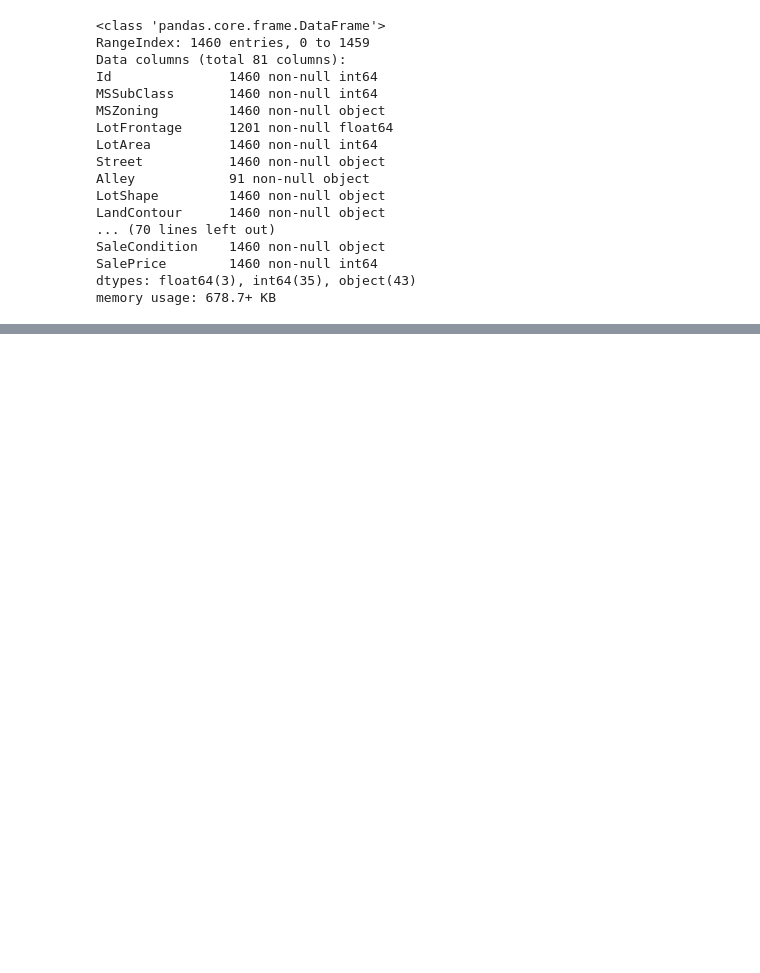
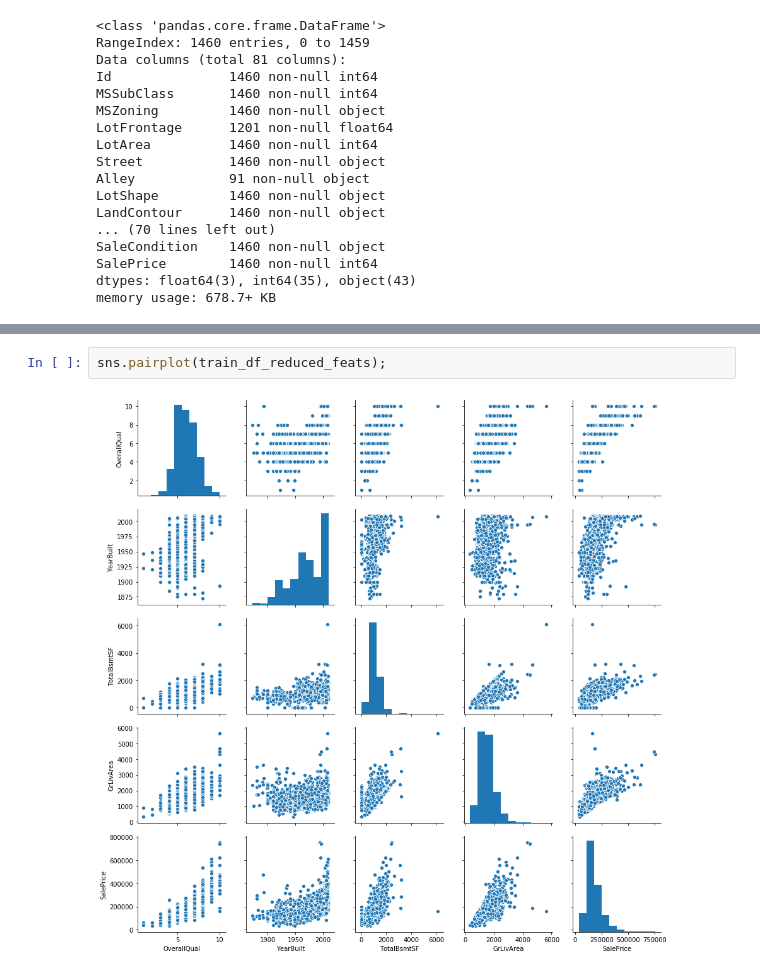
Before and after one commit to W-Tran/advanced-regression-techniques, a Jupyter notebook: advanced-regression-techniques.ipynb, the cells around one changed output, grey strips where cells are left out. Saved outputs shown, nothing was run; the diff lists cells and outputs as text; blank space fills up the shorter version.

```diff
--- a/advanced-regression-techniques.ipynb
+++ b/advanced-regression-techniques.ipynb
@@ -34,0 +53,4 @@ fig = ff.create_distplot(train_df.SalePrice.values, )
+# %%
+sns.pairplot(train_df_reduced_feats);
+# %% [output]
+[figure, added]
```
Also changed, not shown: parts of 10 cells of this notebook.
